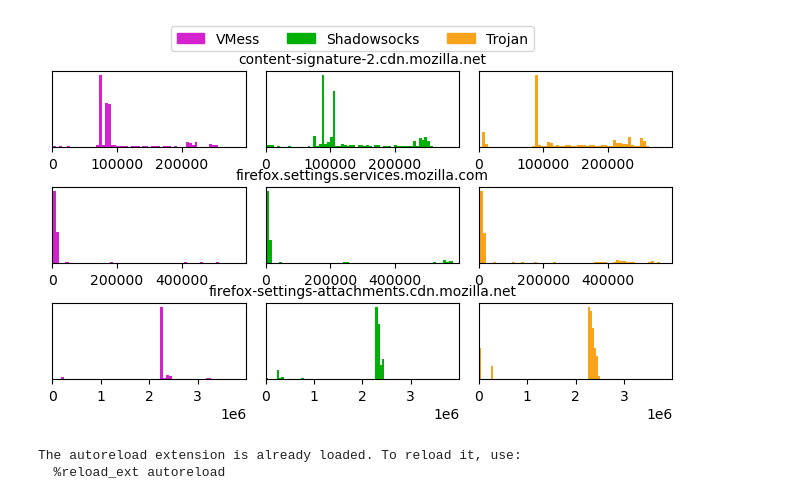
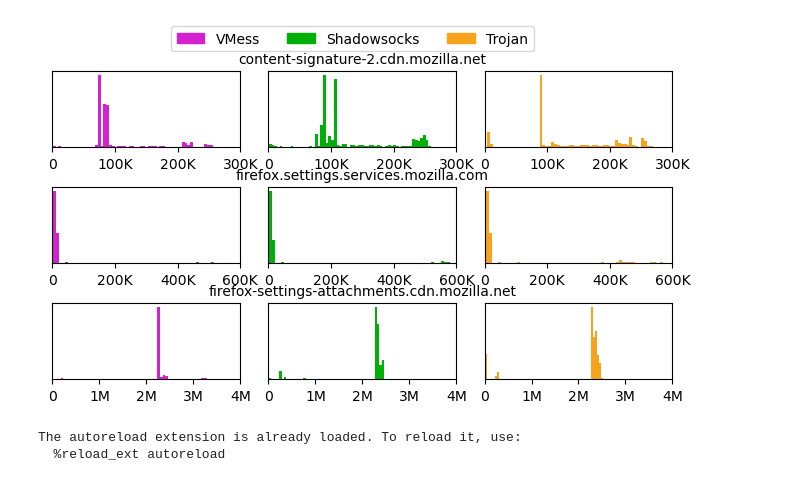
Before and after one commit to wesly2000/PA3, a Jupyter notebook: exp/data_analysis/stream_analysis.ipynb, the cells around one changed output. Saved outputs shown, nothing was run; the diff lists cells and outputs as text; code cells hidden in the pictures.

Commit message:
feat: optimize visualization

```diff
--- a/exp/data_analysis/stream_analysis.ipynb
+++ b/exp/data_analysis/stream_analysis.ipynb
@@ -199,39 +199,46 @@ for sni in dfs:
             col = np.random.choice(col, n, replace=False)
         columns.append(col)
     arrays[sni] = columns
 
 protocols = ["VMess", "Shadowsocks", "Trojan"]
 color_map = ["#d422ce", "#00b006", "#f7a31b"]
 
 patches = [mpatches.Patch(color=color_map[i], label=protocols[i]) for i in range(3)]
 
 x_lim = [300000, .6e6, 4e6]
-x_ticks = [range(0, 300000, 100000), range(0, int(.6e6), int(.2e6)), range(0, int(4e6), int(1e6))]
+x_ticks = [
+    [0, 100_000, 200_000, 300_000],     # 0, 100K, 200K, 300K
+    [0, 200_000, 400_000, 600_000],     # 0, 200K, 400K, 600K
+    [0, 1_000_000, 2_000_000, 3_000_000, 4_000_000]   # 0, 1M, 2M, 3M, 4M
+]
+x_ticklabels = [
+    ['0', '100K', '200K', '300K'],
+    ['0', '200K', '400K', '600K'],
+    ['0', '1M', '2M', '3M', '4M']
+]
 
 fig, axes = plt.subplots(3, 3, figsize=(8, 4))
 
 for j in range(3):
     for i, sni in enumerate(dfs):
         axes[i, j].hist(arrays[sni][j][arrays[sni][j] < x_lim[i]], bins=60, color=color_map[j], label=protocols[j])
-        # axes[i, j].hist(arrays[sni][j], bins=60, color=color_map[j], label=protocols[j])
         axes[i, j].set_xlim(0, x_lim[i])
         axes[i, j].tick_params(axis='x', labelsize=10)
-        # axes[j, i].tick_params(axis='y', labelsize=6)
-        # Hide y-axis
         axes[i, j].set_yticks([])
         axes[i, j].set_xticks(x_ticks[i])
+        axes[i, j].set_xticklabels(x_ticklabels[i])
         axes[i, 1].set_title(sni, fontsize=10)
 
 
 # Manually create a legend for the whole figure
 fig.legend(handles=patches, loc='upper center', ncol=3, bbox_to_anchor=(0.5, 1.01), fontsize=10)
 
-fig.subplots_adjust(hspace=0.53, wspace=0.1)
+fig.subplots_adjust(hspace=0.53, wspace=0.15)
 # plt.savefig('histograms.png')
 
 plt.savefig('browser_noise.pdf', bbox_inches='tight', dpi=300, format='pdf')
 # %% [output]
-[figure, old version]
+[figure, new version]
 # %%
 import pandas as pd
 from WFlib.tools.formatter import array_path
```
Also changed, not shown: parts of 1 cell of this notebook.
